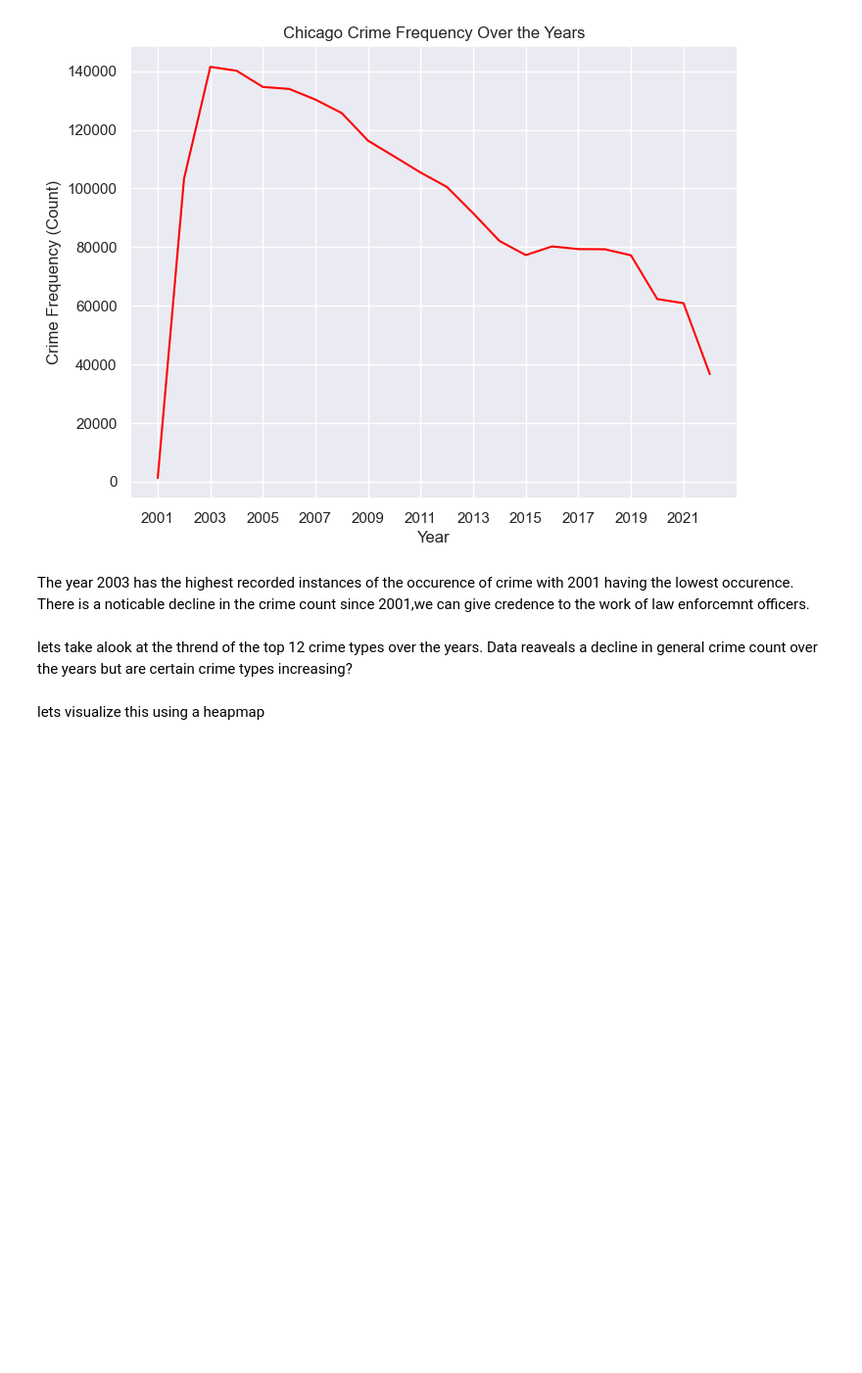
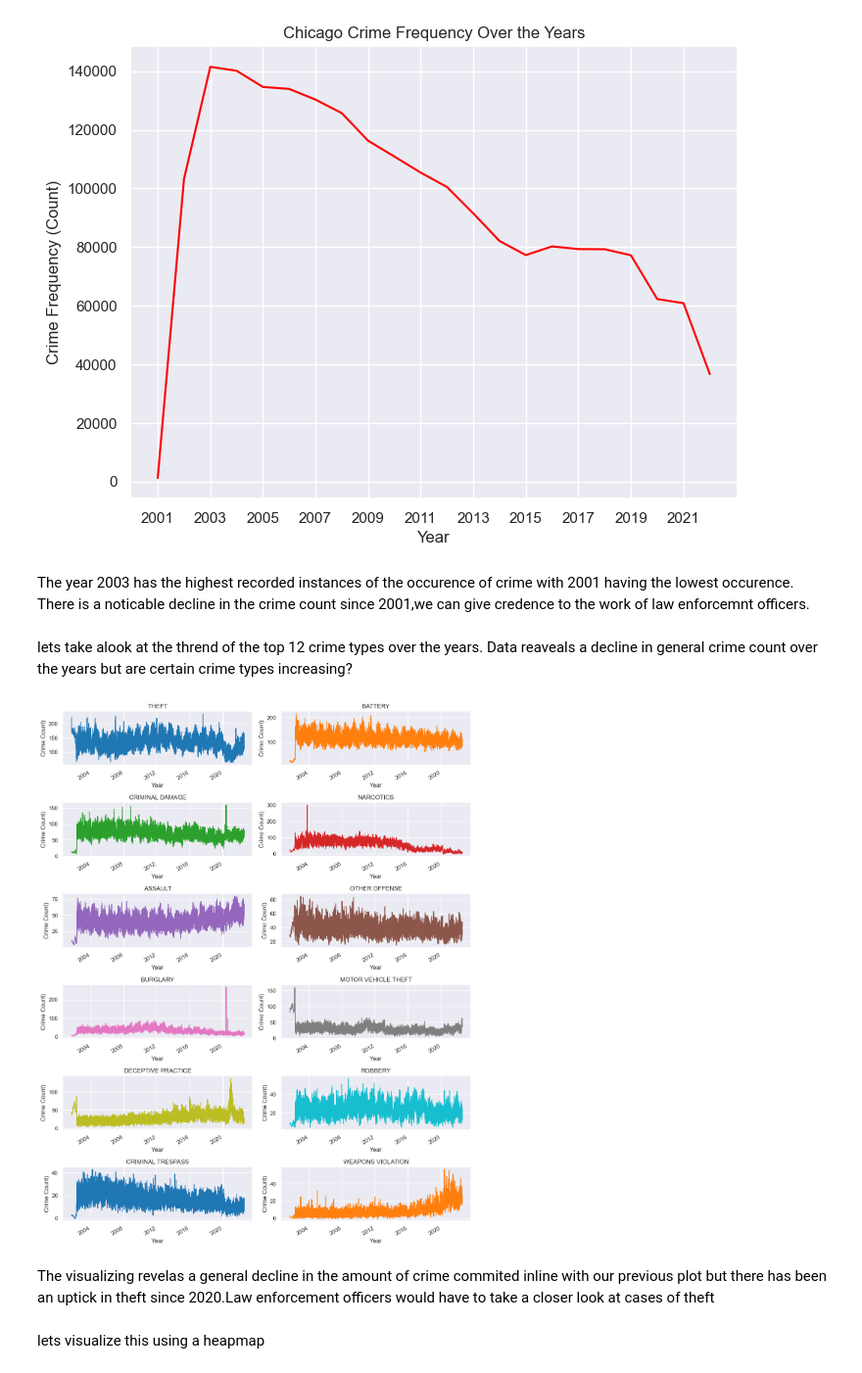
Before and after one commit to SaliuA/Chicago_Crime_EDA, a Jupyter notebook: Chicago_crime_eda.ipynb, the cells around one changed output. Shown at 98% size. Drawn from its saved outputs; the diff is of its cells as text; code cells hidden in the pictures; blank space fills up the shorter version.

```diff
--- a/Chicago_crime_eda.ipynb
+++ b/Chicago_crime_eda.ipynb
@@ -424,33 +428,36 @@ lets take alook at the thrend of the top 12 crime types over the years. Data rea
 # %%
 # Retrieve the top 12 crime types
 crime_top = df_crime["Primary Type"].value_counts()[:12].index.to_list()
 
 # Filter the DataFrame for the top 12 crime types
-crime_top = df_crime[df_crime["Primary Type"].isin(crime_top)]
+crime_top_twelve = df_crime[df_crime["Primary Type"].isin(crime_top)]
 
 # Pivot table to get crime counts by date and primary type
-crime_count_date = crime_top.pivot_table('Case Number', aggfunc=np.size,
+crime_count_date = crime_top_twelve.pivot_table('Case Number', aggfunc=np.size,
                                               columns='Primary Type', index=df_crime.Date, fill_value=0)
 crime_count_date.index = pd.DatetimeIndex(crime_count_date.index)
 
 # Rolling sum over 365 days for smoother trends
 crime_count_rolling = crime_count_date.rolling(365).sum()
 
 # Plotting
 fig, axes = plt.subplots(nrows=len(crime_top) // 2, ncols=2, figsize=(12, 15))
 colors = sns.color_palette("tab10")  # Get a color palette
 
 for i, (crime_type, ax) in enumerate(zip(crime_top, axes.flatten())):
     color = colors[i % len(colors)]  # Cycle through colors
     crime_count_rolling[crime_type].plot(ax=ax, color=color)
     ax.set_title(crime_type)
     ax.set_xlabel('Year')
     ax.set_ylabel('Crime Count)')
     ax.grid(True)
 
 plt.tight_layout()
 plt.show()
 printmd("The visualizing revelas a general decline in the amount of crime commited inline with our previous plot but there has been an uptick in theft since 2020.Law enforcement officers would have to take a closer look at cases of theft")
+# %% [output]
+[figure, added]
+The visualizing revelas a general decline in the amount of crime commited inline with our previous plot but there has been an uptick in theft since 2020.Law enforcement officers would have to take a closer look at cases of theft
 # %% [markdown]
 lets visualize this using a heapmap
 # %%
```
Also changed, not shown: parts of 6 cells of this notebook.
